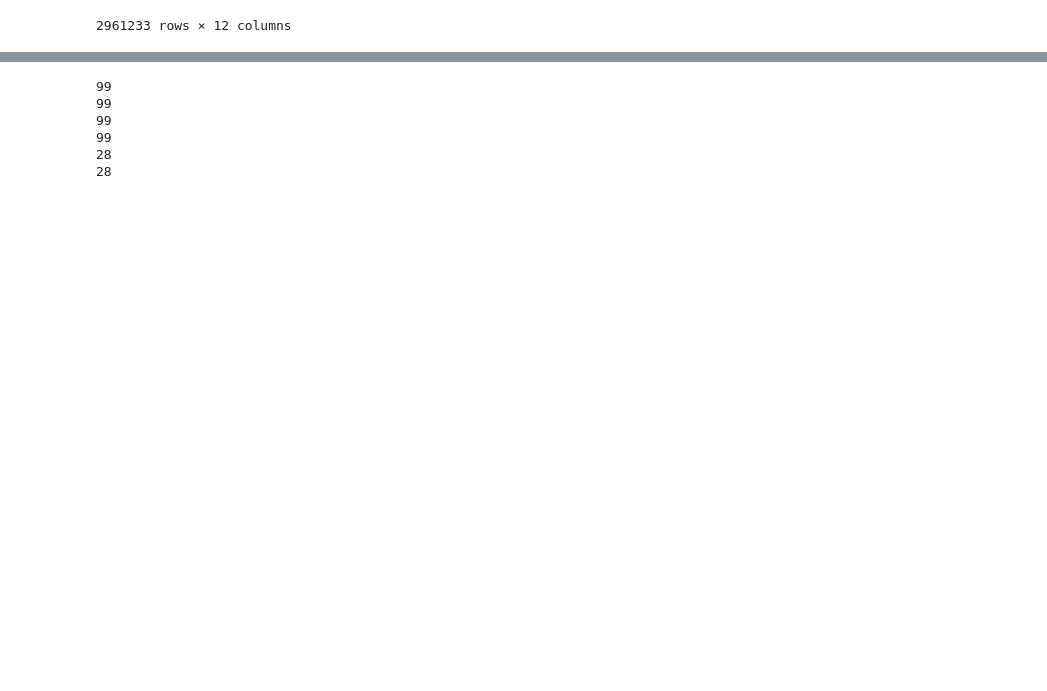
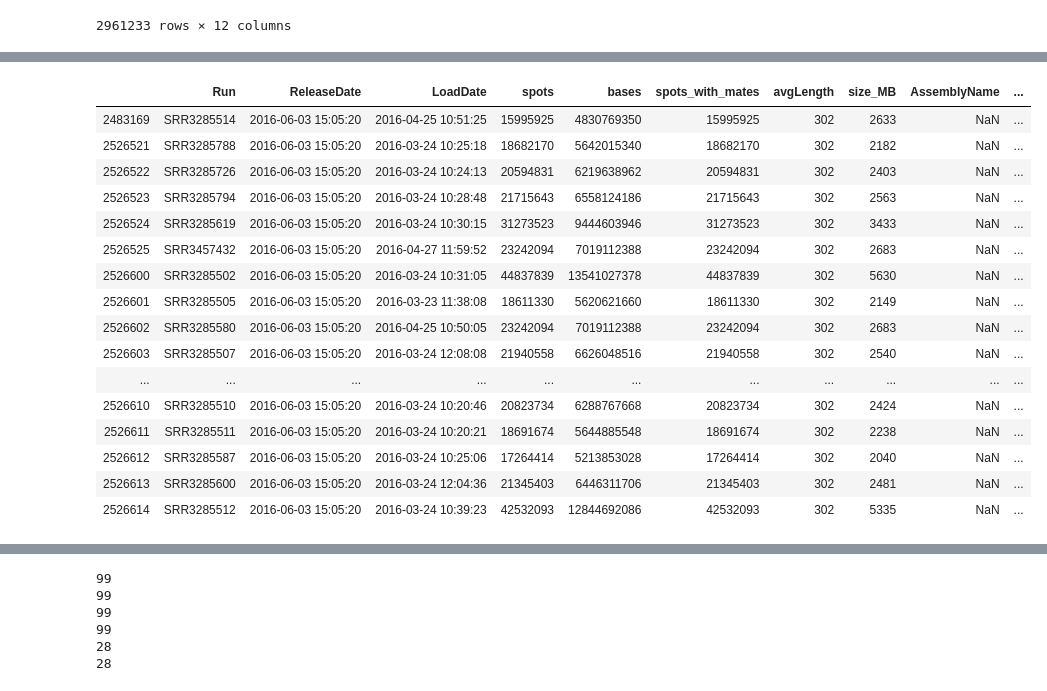
Before and after one commit to smangul1/data_reusability, a Jupyter notebook: jupyter_notebooks/Clean_Accessions.ipynb, the cells around one changed output, grey strips where cells are left out. Cells and saved outputs as stored; diff of their text form; code cells hidden in the pictures; blank space fills up the shorter version.

```diff
--- a/jupyter_notebooks/Clean_Accessions.ipynb
+++ b/jupyter_notebooks/Clean_Accessions.ipynb
@@ -396,0 +450,24 @@ for i in [ds_date, hardware, lib_type, species, tput, readLength, access]:
+# %%
+# print(pmcData.iloc[77725:77735])
+
+# print(grabRelated(sraAttributes, 'SRP072215', 'SRAStudy', 'ReleaseDate'))
+
+sraAttributes.loc[sraAttributes['SRAStudy'] == 'SRP072215']
+# %% [output]
+|  | Run | ReleaseDate | LoadDate | spots | bases | spots_with_mates | avgLength | size_MB | AssemblyName | ... |
+| 2483169 | SRR3285514 | 2016-06-03 15:05:20 | 2016-04-25 10:51:25 | 15995925 | 4830769350 | 15995925 | 302 | 2633 | NaN | ... |
+| 2526521 | SRR3285788 | 2016-06-03 15:05:20 | 2016-03-24 10:25:18 | 18682170 | 5642015340 | 18682170 | 302 | 2182 | NaN | ... |
+| 2526522 | SRR3285726 | 2016-06-03 15:05:20 | 2016-03-24 10:24:13 | 20594831 | 6219638962 | 20594831 | 302 | 2403 | NaN | ... |
+| 2526523 | SRR3285794 | 2016-06-03 15:05:20 | 2016-03-24 10:28:48 | 21715643 | 6558124186 | 21715643 | 302 | 2563 | NaN | ... |
+| 2526524 | SRR3285619 | 2016-06-03 15:05:20 | 2016-03-24 10:30:15 | 31273523 | 9444603946 | 31273523 | 302 | 3433 | NaN | ... |
+| 2526525 | SRR3457432 | 2016-06-03 15:05:20 | 2016-04-27 11:59:52 | 23242094 | 7019112388 | 23242094 | 302 | 2683 | NaN | ... |
+| 2526600 | SRR3285502 | 2016-06-03 15:05:20 | 2016-03-24 10:31:05 | 44837839 | 13541027378 | 44837839 | 302 | 5630 | NaN | ... |
+| 2526601 | SRR3285505 | 2016-06-03 15:05:20 | 2016-03-23 11:38:08 | 18611330 | 5620621660 | 18611330 | 302 | 2149 | NaN | ... |
+| 2526602 | SRR3285580 | 2016-06-03 15:05:20 | 2016-04-25 10:50:05 | 23242094 | 7019112388 | 23242094 | 302 | 2683 | NaN | ... |
+| 2526603 | SRR3285507 | 2016-06-03 15:05:20 | 2016-03-24 12:08:08 | 21940558 | 6626048516 | 21940558 | 302 | 2540 | NaN | ... |
+| ... | ... | ... | ... | ... | ... | ... | ... | ... | ... | ... |
+| 2526610 | SRR3285510 | 2016-06-03 15:05:20 | 2016-03-24 10:20:46 | 20823734 | 6288767668 | 20823734 | 302 | 2424 | NaN | ... |
+| 2526611 | SRR3285511 | 2016-06-03 15:05:20 | 2016-03-24 10:20:21 | 18691674 | 5644885548 | 18691674 | 302 | 2238 | NaN | ... |
+| 2526612 | SRR3285587 | 2016-06-03 15:05:20 | 2016-03-24 10:25:06 | 17264414 | 5213853028 | 17264414 | 302 | 2040 | NaN | ... |
+| 2526613 | SRR3285600 | 2016-06-03 15:05:20 | 2016-03-24 12:04:36 | 21345403 | 6446311706 | 21345403 | 302 | 2481 | NaN | ... |
+| 2526614 | SRR3285512 | 2016-06-03 15:05:20 | 2016-03-24 10:39:23 | 42532093 | 12844692086 | 42532093 | 302 | 5335 | NaN | ... |
```
Also changed, not shown: parts of 13 cells of this notebook, 2 other files.
